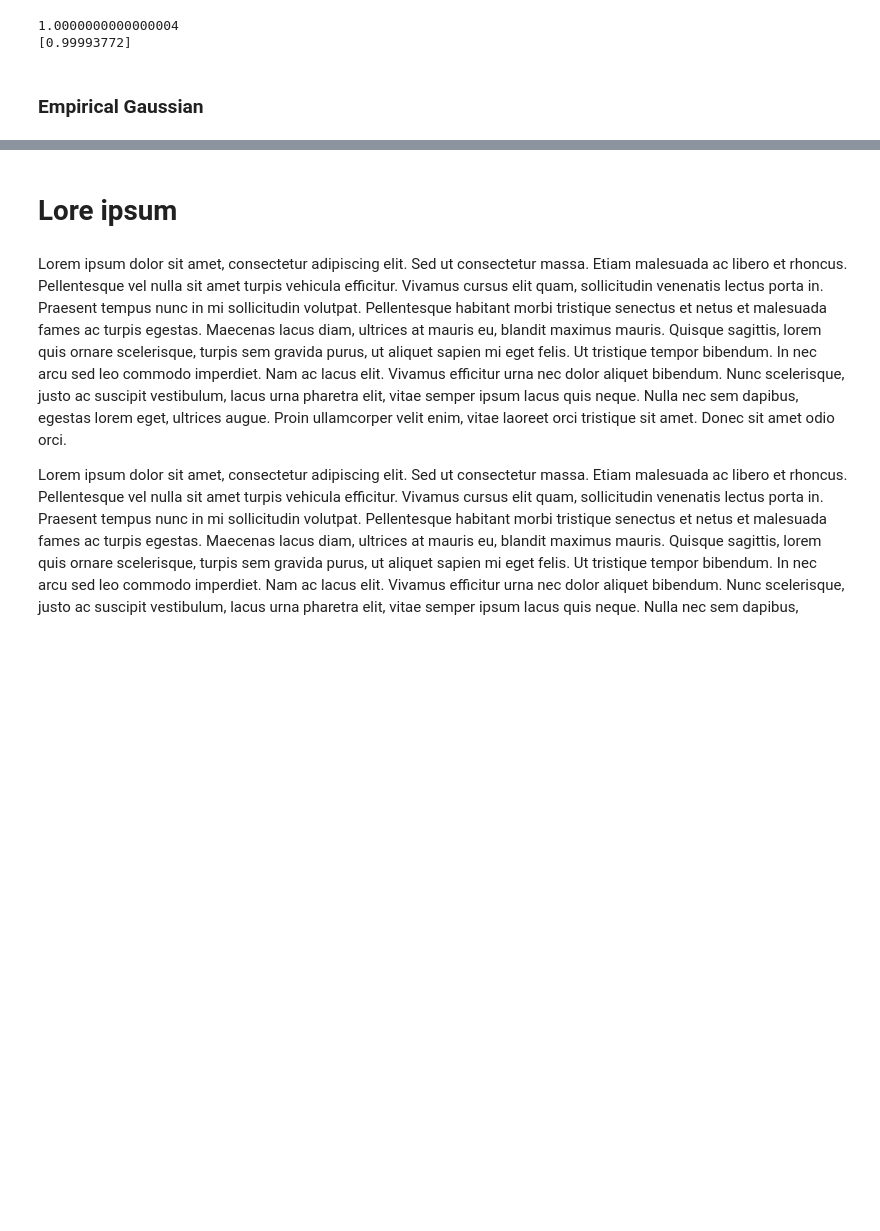
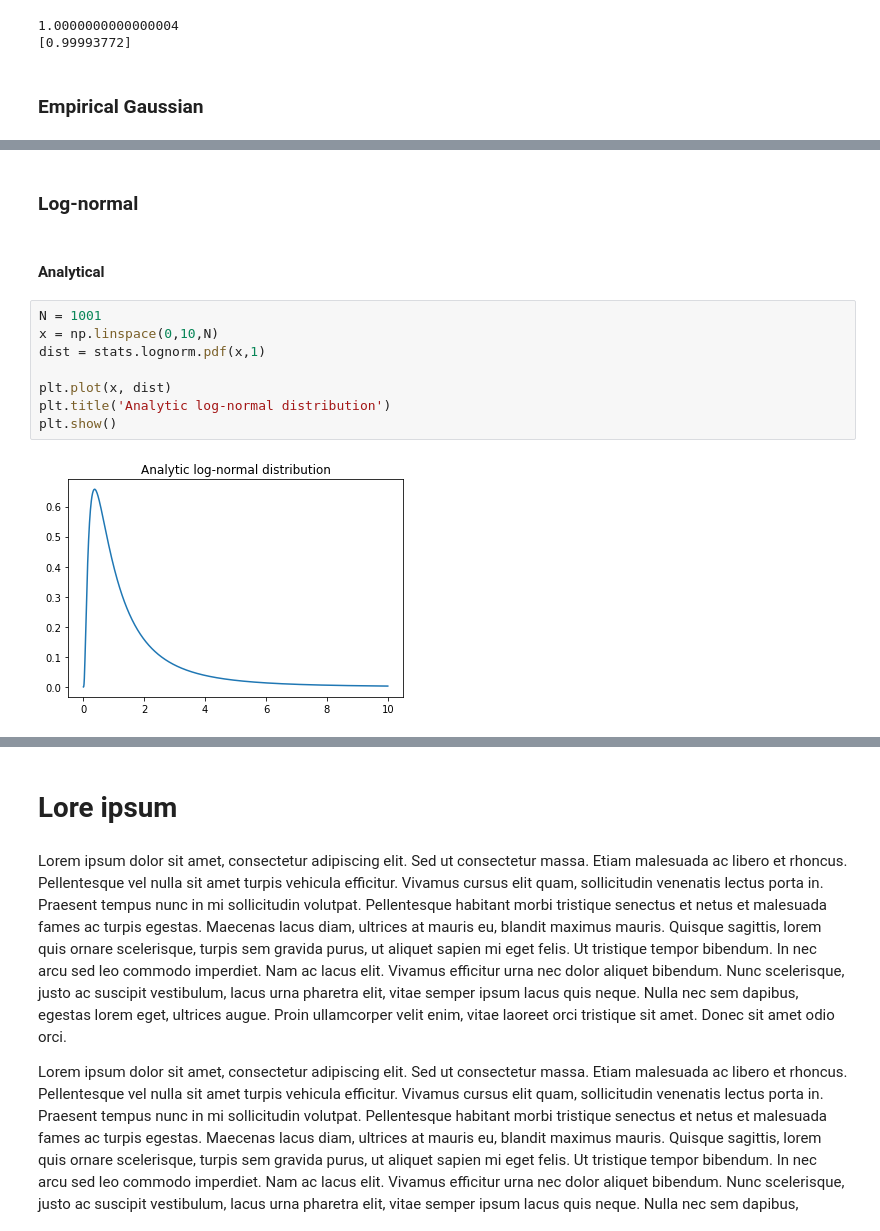
Before and after one commit to darkodraskovic/math-datasci, a Jupyter notebook: datasci/descriptive_stats.ipynb, the cells around one changed output, grey strips where cells are left out. Saved outputs shown, nothing was run; the diff lists cells and outputs as text; blank space fills up the shorter version.

Commit message:
Add calculus and descriptive stats notebooks

```diff
--- a/datasci/descriptive_stats.ipynb
+++ b/datasci/descriptive_stats.ipynb
@@ -63,0 +95,14 @@ print(sum(gausdist) * np.diff(x[:2]))
+# %% [markdown]
+### Log-normal
+# %% [markdown]
+#### Analytical
+# %%
+N = 1001
+x = np.linspace(0,10,N)
+dist = stats.lognorm.pdf(x,1)
+
+plt.plot(x, dist)
+plt.title('Analytic log-normal distribution')
+plt.show()
+# %% [output]
+[figure, added]
```
Also changed, not shown: parts of 14 cells of this notebook, 4 other files.
